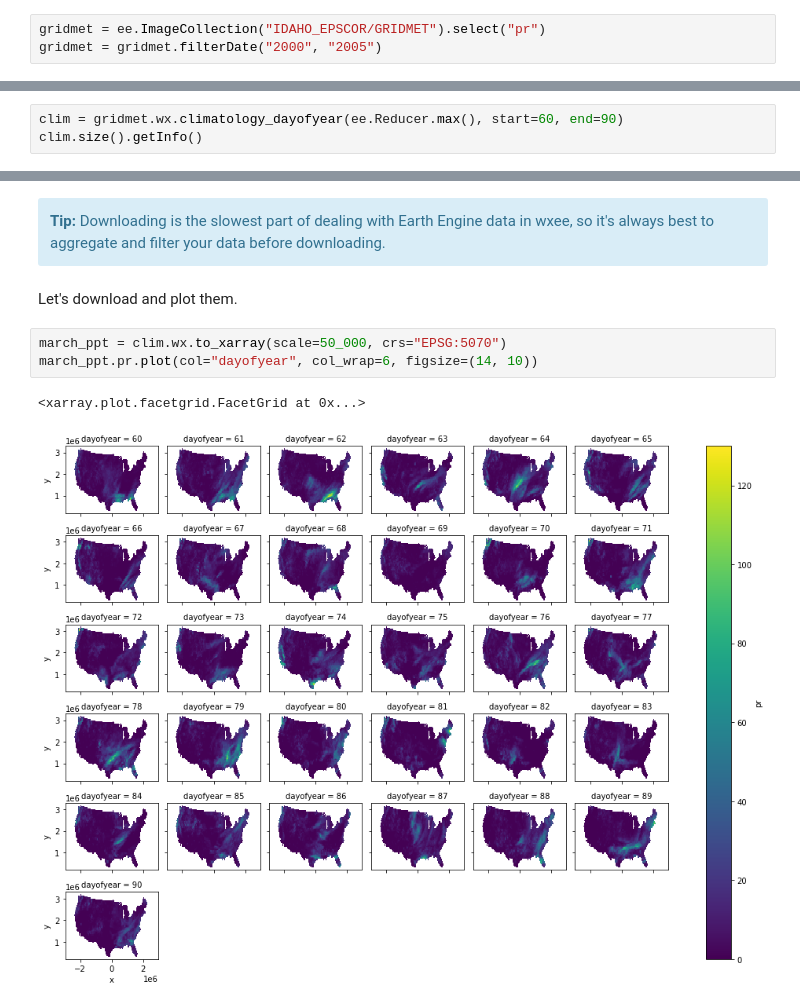
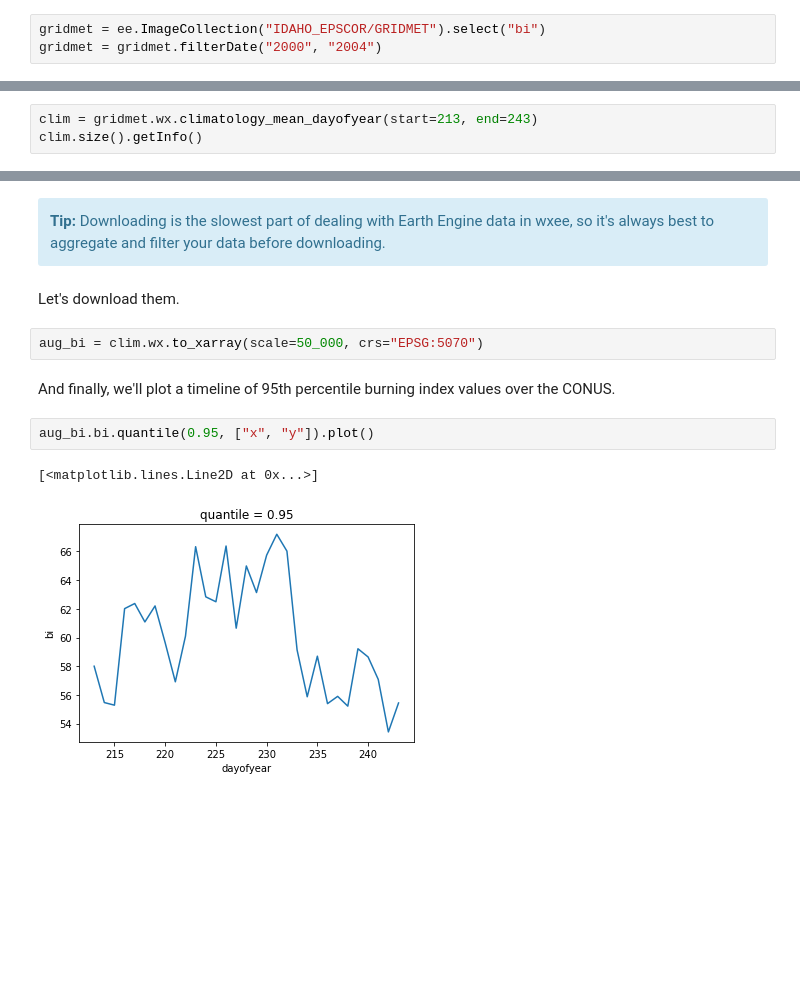
Before and after one commit to aazuspan/wxee, a Jupyter notebook: docs/examples/climatology.ipynb, the cells around one changed output, grey strips where cells are left out. Drawn from its saved outputs; the diff is of its cells as text; blank space fills up the shorter version.

```diff
--- a/docs/examples/climatology.ipynb
+++ b/docs/examples/climatology.ipynb
@@ -54,4 +46,4 @@ Once again we'll look at gridMET daily weather data, but this time we'll calcula
 # %%
-gridmet = ee.ImageCollection("IDAHO_EPSCOR/GRIDMET").select("pr")
-gridmet = gridmet.filterDate("2000", "2005")
+gridmet = ee.ImageCollection("IDAHO_EPSCOR/GRIDMET").select("bi")
+gridmet = gridmet.filterDate("2000", "2004")
 # %% [markdown]
@@ -66,5 +60,5 @@ We could download all 366 images, but maybe we're only interested in daily preci
 # %%
-clim = gridmet.wx.climatology_dayofyear(ee.Reducer.max(), start=60, end=90)
+clim = gridmet.wx.climatology_mean_dayofyear(start=213, end=243)
 clim.size().getInfo()
 # %% [output]
 31
@@ -73,10 +67,13 @@ clim.size().getInfo()
 <b>Tip:</b> Downloading is the slowest part of dealing with Earth Engine data in wxee, so it's always best to aggregate and filter your data before downloading.
 </div>
 # %% [markdown]
-Let's download and plot them.
+Let's download them.
 # %%
-march_ppt = clim.wx.to_xarray(scale=50_000, crs="EPSG:5070")
-march_ppt.pr.plot(col="dayofyear", col_wrap=6, figsize=(14, 10))
+aug_bi = clim.wx.to_xarray(scale=50_000, crs="EPSG:5070")
-# %% [output]
-<xarray.plot.facetgrid.FacetGrid at 0x...>
-[figure, removed]
+# %% [markdown]
+And finally, we'll plot a timeline of 95th percentile burning index values over the CONUS.
+# %%
+aug_bi.bi.quantile(0.95, ["x", "y"]).plot()
+# %% [output]
+[<matplotlib.lines.Line2D at 0x...>]
+[figure, added]
```
Also changed, not shown: parts of 16 cells of this notebook, 23 other files.
